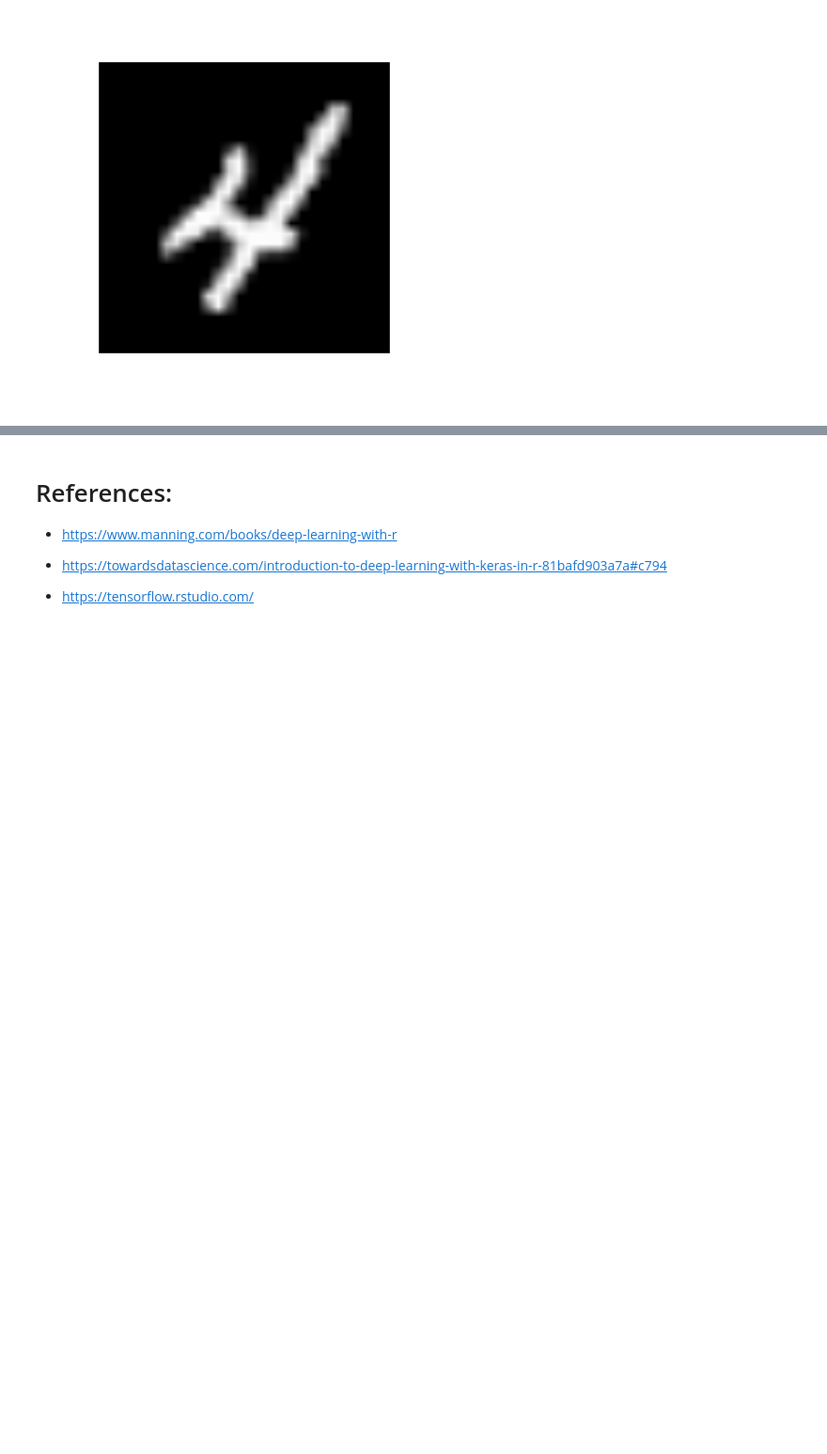
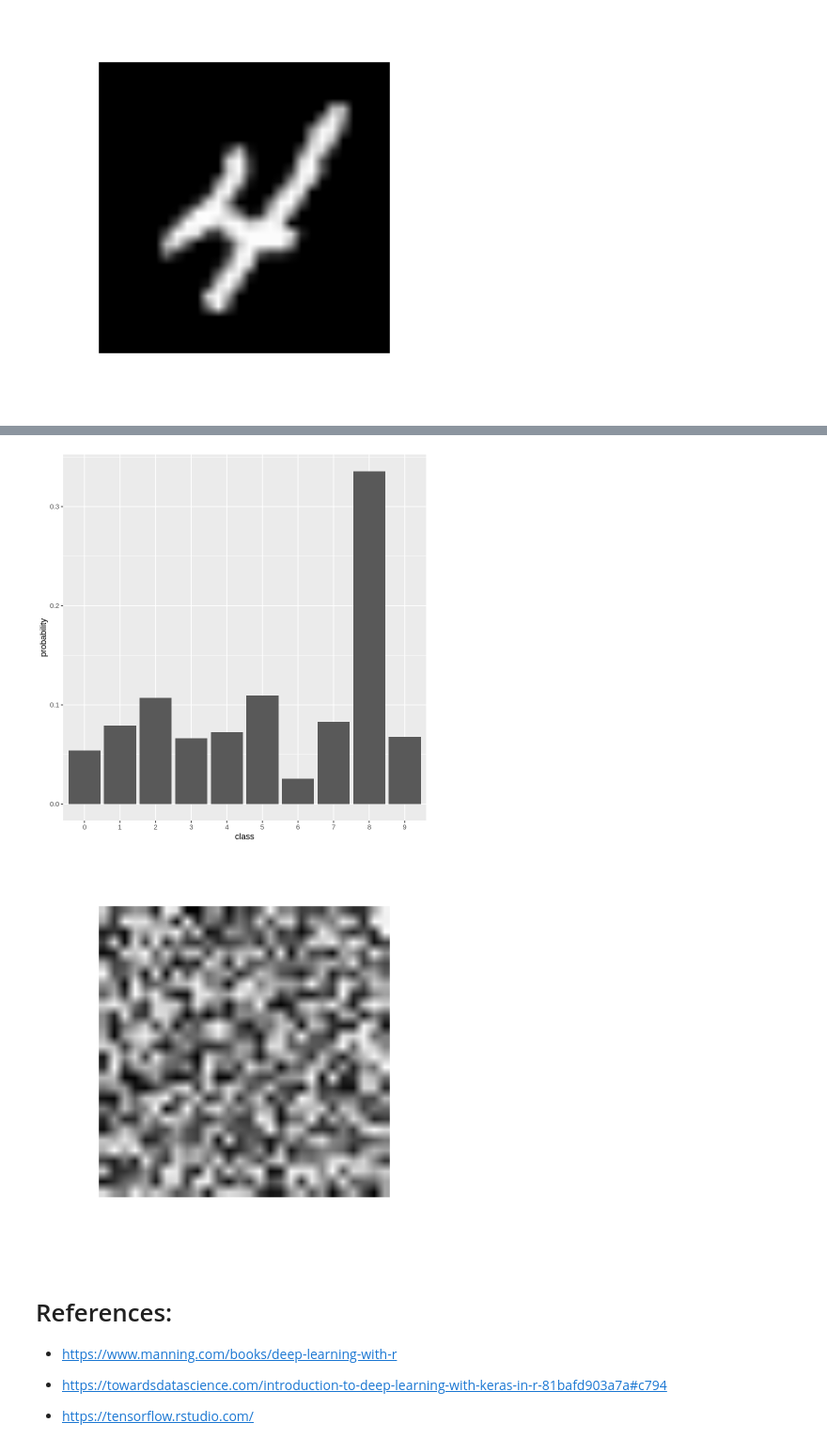
Before and after one commit to JacekPardyak/tb-data-science-talks, a Jupyter notebook: 2022-11-24/notebook.ipynb, the cells around one changed output, grey strips where cells are left out. Shown at 94% size. Cells and saved outputs as stored; diff of their text form; code cells hidden in the pictures; blank space fills up the shorter version.

```diff
--- a/2022-11-24/notebook.ipynb
+++ b/2022-11-24/notebook.ipynb
@@ -213,3 +222,17 @@ which.max(pred) - 1
+# %%
+# predictions for noise
+y = runif(28 * 28) %>% matrix(nrow = 28) %>% array(dim = c(1, 28, 28, 1))
+
+model %>% predict(y) %>% t() %>% as_tibble() %>% rename(probability = V1) %>%
+  mutate(class = row_number() - 1) %>% mutate(class = as.factor(class)) %>%
+  ggplot() +
+  aes(x = class, y = probability) +
+  geom_bar(stat="identity")
+
+y[1,,,1] %>% as.raster() %>% plot()
+# %% [output]
+[figure, added]
+[figure, added]
 # %% [markdown]
 # References:
 - https://www.manning.com/books/deep-learning-with-r
```
Also changed, not shown: parts of 5 cells of this notebook.
